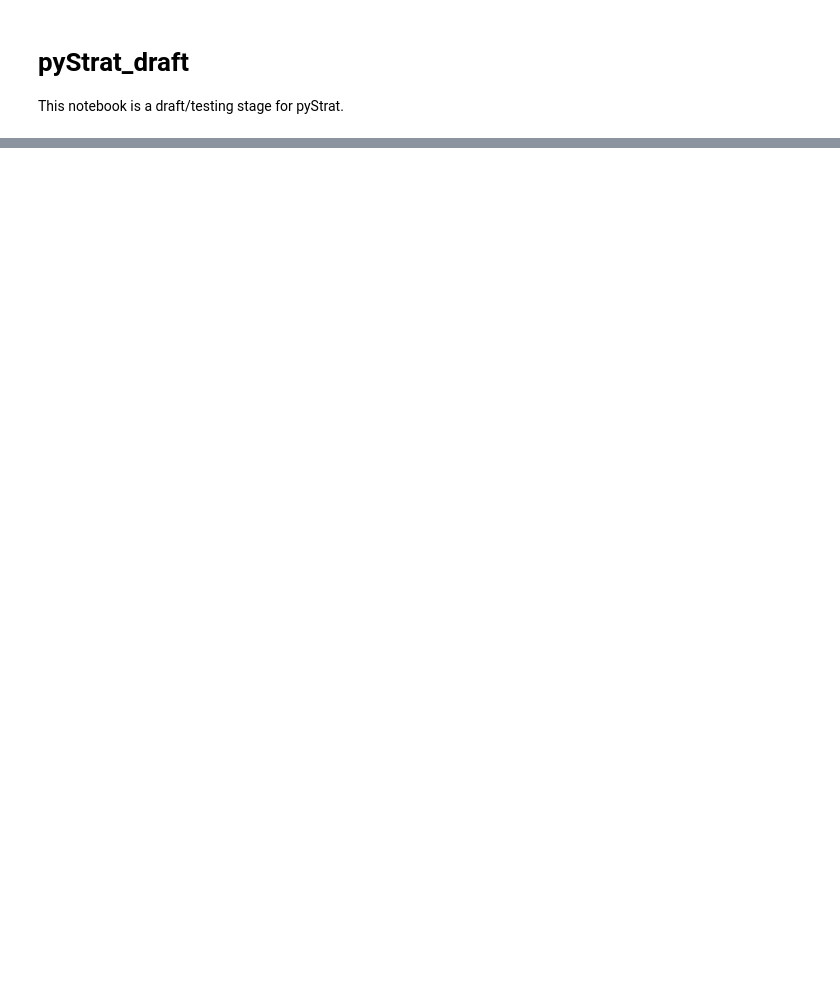
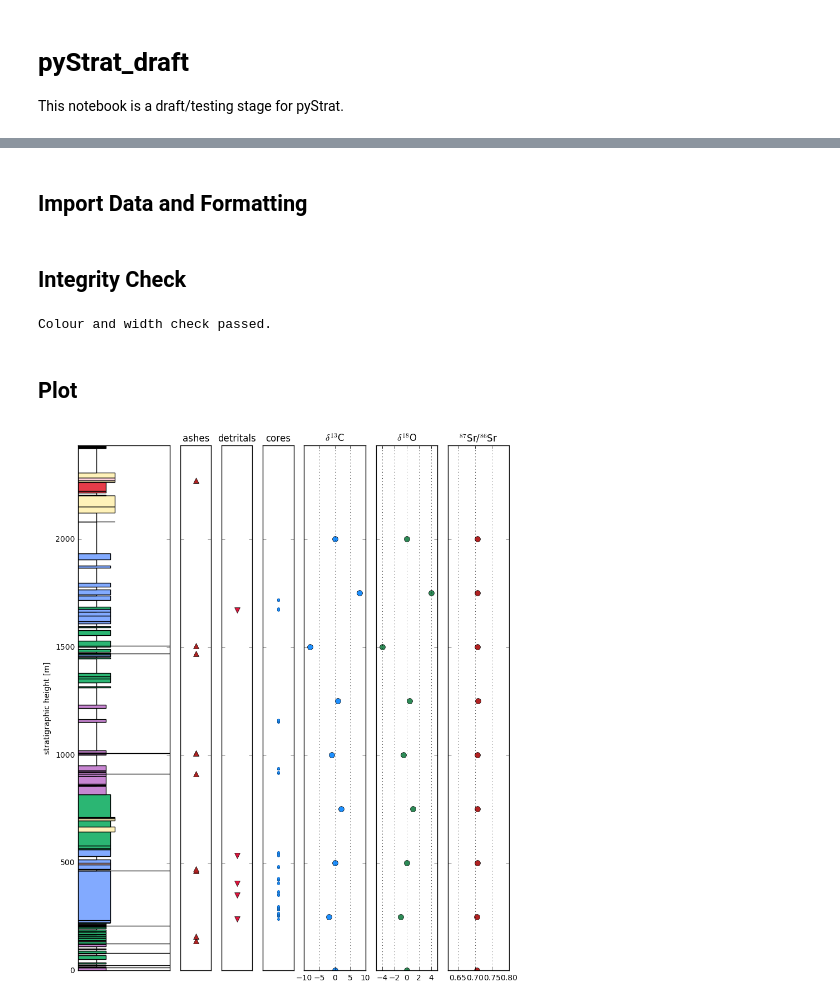
Before and after one commit to yuempark/pystrat, a Jupyter notebook: pyStrat_draft.ipynb, the cells around one changed output, grey strips where cells are left out. Cells and saved outputs as stored; diff of their text form; code cells hidden in the pictures; blank space fills up the shorter version.

Commit message:
now also plots d13C, d18O, 87Sr/86Sr

```diff
--- a/pyStrat_draft.ipynb
+++ b/pyStrat_draft.ipynb
@@ -184,0 +22,18 @@ plt.show(fig)
+# %% [markdown]
+## Import Data and Formatting
+# %%
+data = read_data('data_template.csv')
+formatting = read_formatting('formatting_template.csv')
+# %% [markdown]
+## Integrity Check
+# %%
+integrity_check(data, formatting)
+# %% [output]
+Colour and width check passed.
+# %% [markdown]
+## Plot
+# %%
+fig, axs = plot_stratigraphy(data, formatting, 0.005)
+plt.show(fig)
+# %% [output]
+[figure, added]
```
Also changed, not shown: parts of 13 cells of this notebook, 3 other files.
